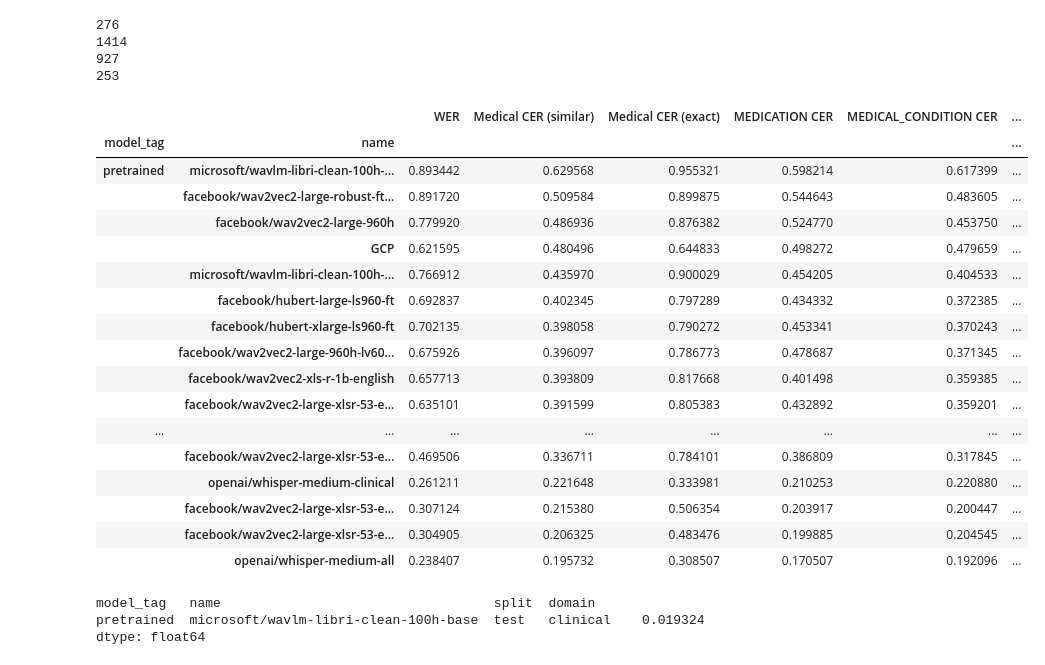
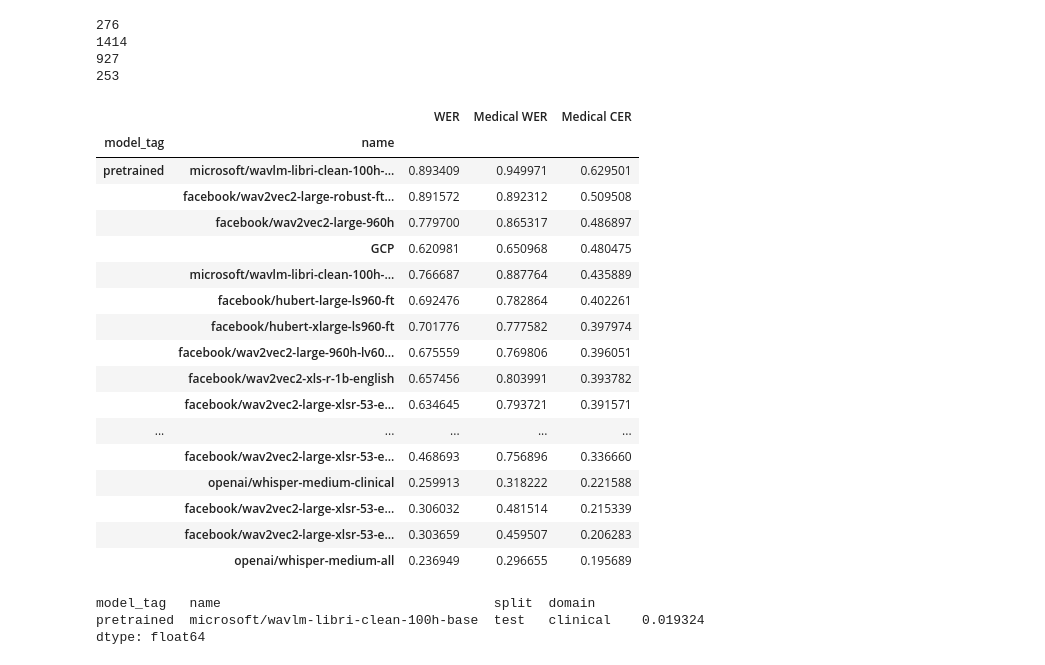
Before and after one commit to intron-innovation/AfriSpeech-200, a Jupyter notebook: notebooks/clinical_ner.ipynb, the cells around one changed output. Drawn from its saved outputs; the diff is of its cells as text; code cells hidden in the pictures.

```diff
--- a/notebooks/clinical_ner.ipynb
+++ b/notebooks/clinical_ner.ipynb
@@ -466,0 +516,4 @@ df_merge["transcript"] = df_merge.transcript.apply(lambda x: clean_text(x) if ty
+# %%
+for category in VALID_CATEGORIES:
+    df_tmp = df_merge[~df_merge.duplicated("idx")]
+    print(f"{category}: {len(df_tmp[df_tmp[category] != ''])}")
@@ -651,6 +709,11 @@ for category in VALID_CATEGORIES:
 from datasets import load_metric
 wer_metric = load_metric("wer")
 cer_metric = load_metric("cer")
+# %%
+def compute_wer(x, predictions, references):
+    predictions_ = x[predictions].apply(lambda x: " ".join(x.split(JOIN_CHAR)))
+    references_ = x[references].apply(lambda x: " ".join(x.split(JOIN_CHAR)))
+    return wer_metric.compute(predictions=predictions_, references=references_)
 # %%
 # We need to report the WER/CER for a group of sentences, not individually as done above.
 indexes=["model_tag", "name", "split", "domain"]
@@ -658,13 +721,12 @@ indexes=["model_tag", "name", "split", "domain"]
 
 references="cat_entities"
 predictions="pred_cat_entities_similar"
-df_group_medical_cer_similar = df_merge.groupby(indexes).apply(lambda x: cer_metric.compute(predictions=x[predictions], references=x[references]))
+df_group_medical_cer = df_merge.groupby(indexes).apply(lambda x: cer_metric.compute(predictions=x[predictions], references=x[references]))
 
 references="cat_entities"
 predictions="pred_cat_entities_exact"
-
-df_group_medical_cer_exact = df_merge.groupby(indexes).apply(lambda x: cer_metric.compute(predictions=x[predictions], references=x[references]))
-
+# df_group_medical_cer_exact = df_merge.groupby(indexes).apply(lambda x: cer_metric.compute(predictions=x[predictions], references=x[references]))
+df_group_medical_wer = df_merge.groupby(indexes).apply(lambda x: compute_wer(x, predictions, references))
 
 predictions="prediction"
 references="transcript"
@@ -687,35 +749,35 @@ df_group_category_cer_similar = pd.concat(tmp, axis=1)
 927
 253
 # %%
-df_group_medical_cer_exact = df_group_medical_cer_exact.reset_index().set_index(indexes).rename(columns={0: "Medical CER (exact)"})
-df_group_medical_cer_similar = df_group_medical_cer_similar.reset_index().set_index(indexes).rename(columns={0: "Medical CER (similar)"})
+df_group_medical_cer = df_group_medical_cer.reset_index().set_index(indexes).rename(columns={0: "Medical CER"})
+df_group_medical_wer = df_group_medical_wer.reset_index().set_index(indexes).rename(columns={0: "Medical WER"})
 df_group_wer = df_group_wer.reset_index().set_index(indexes).rename(columns={0: "WER"})
 # %%
-df_result = df_group_wer.merge(df_group_medical_cer_similar, on=indexes)
-df_result = df_result.merge(df_group_medical_cer_exact, on=indexes)
-df_result = df_result.merge(df_group_category_cer_similar, on=indexes)
-df_result_partial = df_result.sort_values(["model_tag", "Medical CER (similar)"], ascending=False)
+df_result = df_group_wer.merge(df_group_medical_wer, on=indexes)
+df_result = df_result.merge(df_group_medical_cer, on=indexes)
+# df_result = df_result.merge(df_group_category_cer_similar, on=indexes)
+df_result_partial = df_result.sort_values(["model_tag", "Medical CER"], ascending=False)
 df_result_partial = df_result_partial.droplevel([2,3], axis=0)
 df_result_partial
 # %% [output]
-|  |  | WER | Medical CER (similar) | Medical CER (exact) | MEDICATION CER | MEDICAL_CONDITION CER | ... |
-| model_tag | name |  |  |  |  |  | ... |
-| pretrained | microsoft/wavlm-libri-clean-100h-... | 0.893442 | 0.629568 | 0.955321 | 0.598214 | 0.617399 | ... |
-|  | facebook/wav2vec2-large-robust-ft... | 0.891720 | 0.509584 | 0.899875 | 0.544643 | 0.483605 | ... |
-|  | facebook/wav2vec2-large-960h | 0.779920 | 0.486936 | 0.876382 | 0.524770 | 0.453750 | ... |
-|  | GCP | 0.621595 | 0.480496 | 0.644833 | 0.498272 | 0.479659 | ... |
-|  | microsoft/wavlm-libri-clean-100h-... | 0.766912 | 0.435970 | 0.900029 | 0.454205 | 0.404533 | ... |
-|  | facebook/hubert-large-ls960-ft | 0.692837 | 0.402345 | 0.797289 | 0.434332 | 0.372385 | ... |
-|  | facebook/hubert-xlarge-ls960-ft | 0.702135 | 0.398058 | 0.790272 | 0.453341 | 0.370243 | ... |
-|  | facebook/wav2vec2-large-960h-lv60... | 0.675926 | 0.396097 | 0.786773 | 0.478687 | 0.371345 | ... |
-|  | facebook/wav2vec2-xls-r-1b-english | 0.657713 | 0.393809 | 0.817668 | 0.401498 | 0.359385 | ... |
-|  | facebook/wav2vec2-large-xlsr-53-e... | 0.635101 | 0.391599 | 0.805383 | 0.432892 | 0.359201 | ... |
-| ... | ... | ... | ... | ... | ... | ... | ... |
-|  | facebook/wav2vec2-large-xlsr-53-e... | 0.469506 | 0.336711 | 0.784101 | 0.386809 | 0.317845 | ... |
-|  | openai/whisper-medium-clinical | 0.261211 | 0.221648 | 0.333981 | 0.210253 | 0.220880 | ... |
-|  | facebook/wav2vec2-large-xlsr-53-e... | 0.307124 | 0.215380 | 0.506354 | 0.203917 | 0.200447 | ... |
-|  | facebook/wav2vec2-large-xlsr-53-e... | 0.304905 | 0.206325 | 0.483476 | 0.199885 | 0.204545 | ... |
-|  | openai/whisper-medium-all | 0.238407 | 0.195732 | 0.308507 | 0.170507 | 0.192096 | ... |
+|  |  | WER | Medical WER | Medical CER |
+| model_tag | name |  |  |  |
+| pretrained | microsoft/wavlm-libri-clean-100h-... | 0.893409 | 0.949971 | 0.629501 |
+|  | facebook/wav2vec2-large-robust-ft... | 0.891572 | 0.892312 | 0.509508 |
+|  | facebook/wav2vec2-large-960h | 0.779700 | 0.865317 | 0.486897 |
+|  | GCP | 0.620981 | 0.650968 | 0.480475 |
+|  | microsoft/wavlm-libri-clean-100h-... | 0.766687 | 0.887764 | 0.435889 |
+|  | facebook/hubert-large-ls960-ft | 0.692476 | 0.782864 | 0.402261 |
+|  | facebook/hubert-xlarge-ls960-ft | 0.701776 | 0.777582 | 0.397974 |
+|  | facebook/wav2vec2-large-960h-lv60... | 0.675559 | 0.769806 | 0.396051 |
+|  | facebook/wav2vec2-xls-r-1b-english | 0.657456 | 0.803991 | 0.393782 |
+|  | facebook/wav2vec2-large-xlsr-53-e... | 0.634645 | 0.793721 | 0.391571 |
+| ... | ... | ... | ... | ... |
+|  | facebook/wav2vec2-large-xlsr-53-e... | 0.468693 | 0.756896 | 0.336660 |
+|  | openai/whisper-medium-clinical | 0.259913 | 0.318222 | 0.221588 |
+|  | facebook/wav2vec2-large-xlsr-53-e... | 0.306032 | 0.481514 | 0.215339 |
+|  | facebook/wav2vec2-large-xlsr-53-e... | 0.303659 | 0.459507 | 0.206283 |
+|  | openai/whisper-medium-all | 0.236949 | 0.296655 | 0.195689 |
 # %%
 from sklearn.metrics import mean_squared_error, mean_absolute_error
 
```
Also changed, not shown: parts of 45 cells of this notebook.
